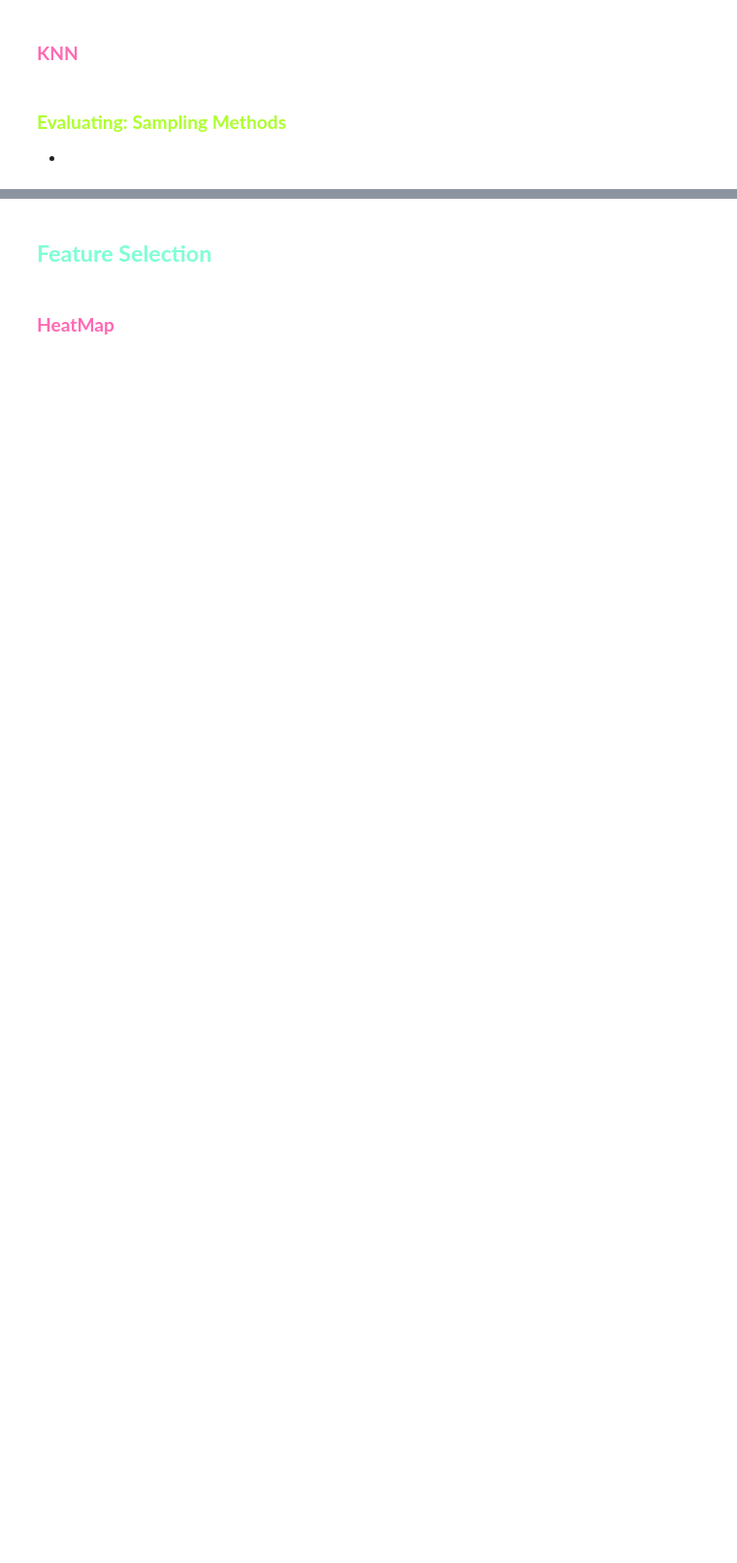
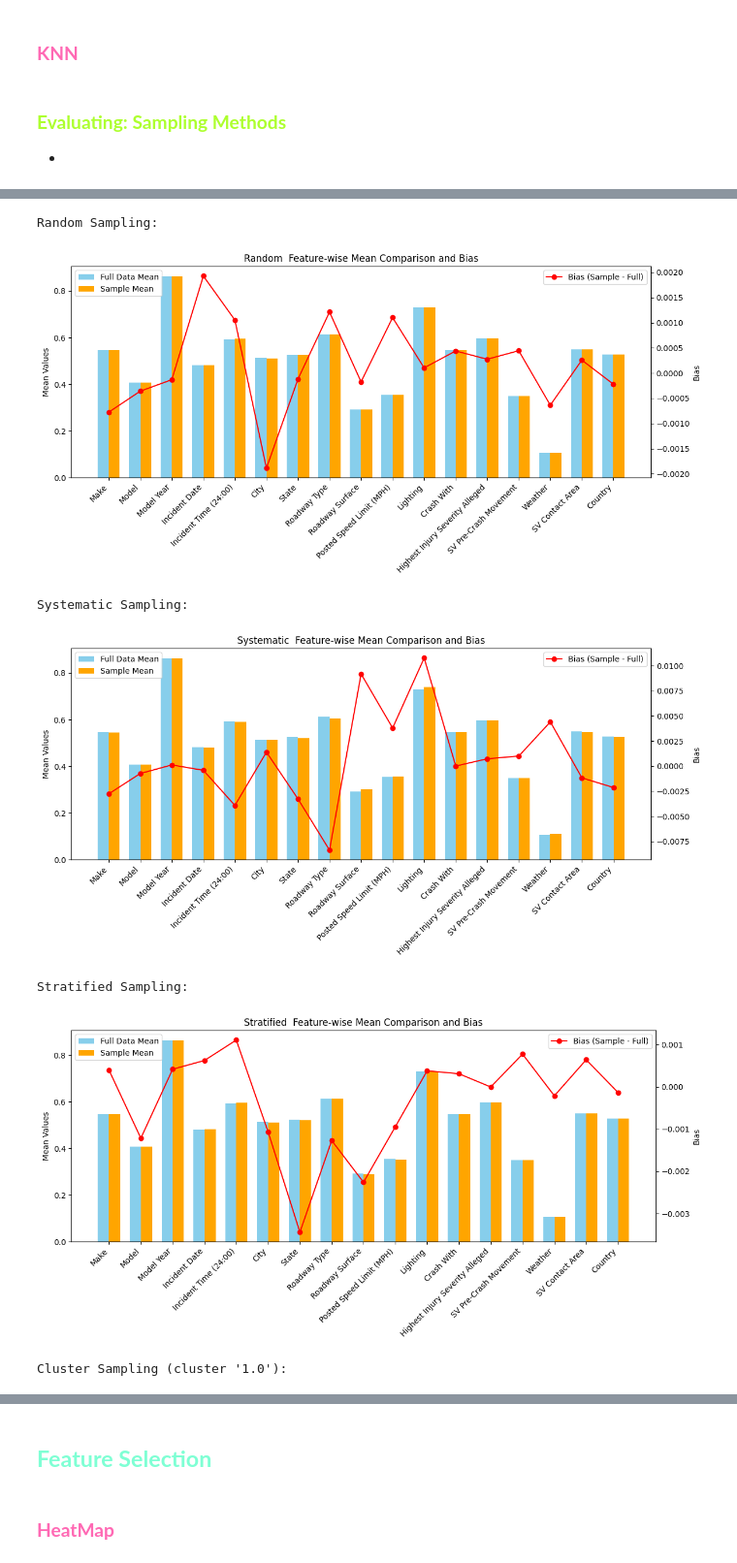
Before and after one commit to mhnrirfan/ML-AI-Risk-Analysis-AV-Data-, a Jupyter notebook: Cleaning, EDA, FE/FE_Unsupervised_Heatmap.ipynb, the cells around one changed output, grey strips where cells are left out. Shown at 97% size. Drawn from its saved outputs; the diff is of its cells as text; code cells hidden in the pictures; blank space fills up the shorter version.

```diff
--- a/Cleaning, EDA, FE/FE_Unsupervised_Heatmap.ipynb
+++ b/Cleaning, EDA, FE/FE_Unsupervised_Heatmap.ipynb
@@ -702,2 +815,5 @@ Missing Values in US Dataset:
 # %% [markdown]
 ### **<span style="color:Hotpink;">Random</span>**
+# %%
+def random_sampling(df, frac=0.2, random_state=42):
+    return df.sample(frac=frac, random_state=random_state)
@@ -708,0 +874,38 @@ Missing Values in US Dataset:
+# %%
+
+# Main function to run all samplings and evaluations
+def run_all_sampling_methods(data, stratify_col):
+
+    # 1. Random Sampling
+    random_sample = random_sampling(data)
+    print("Random Sampling:")
+    evaluate_sample(random_sample, data, "Random ")
+
+    # 2. Systematic Sampling
+    systematic_sample = systematic_sampling(data)
+    print("Systematic Sampling:")
+    evaluate_sample(systematic_sample, data, "Systematic ")
+
+    # 3. Stratified Sampling
+    stratified_sample = stratified_sampling(data, stratify_col)
+    print("Stratified Sampling:")
+    evaluate_sample(stratified_sample, data, "Stratified ")
+
+    # 4. Cluster Sampling
+    cluster_sample, chosen_cluster = cluster_sampling(data, stratify_col)
+    print(f"Cluster Sampling (cluster '{chosen_cluster}'):")
+    evaluate_sample(cluster_sample, data, "Cluster ")
+
+    # 5. KNN Sampling
+    knn_sample = knn_sampling(data)
+    print("KNN Sampling:")
+    evaluate_sample(knn_sample, data, "KNN ")
+
+    # Return samples if needed
+    return {
+        "random_sample": random_sample,
+        "systematic_sample": systematic_sample,
+        "stratified_sample": stratified_sample,
+        "cluster_sample": cluster_sample,
+        "knn_sample": knn_sample
+    }
@@ -708,0 +914,12 @@ Missing Values in US Dataset:
+# %%
+# Assuming your original data is in variable `data`
+final_UK_Imputing = final_UK_Imputing.drop(columns=['ADS Equipped?', 'Automation System Engaged?'], errors='ignore')
+samples = run_all_sampling_methods(final_UK_Imputing, stratify_col='Highest Injury Severity Alleged')
+# %% [output]
+Random Sampling:
+[figure, added]
+Systematic Sampling:
+[figure, added]
+Stratified Sampling:
+[figure, added]
+Cluster Sampling (cluster '1.0'):
```
Also changed, not shown: parts of 56 cells of this notebook, 3 other files.
